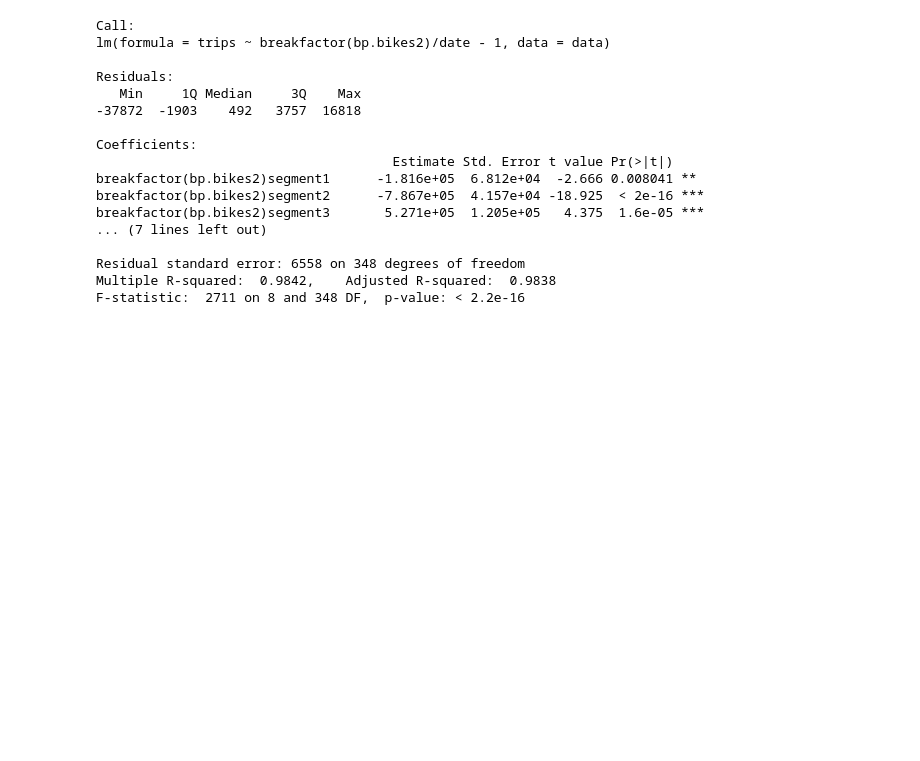
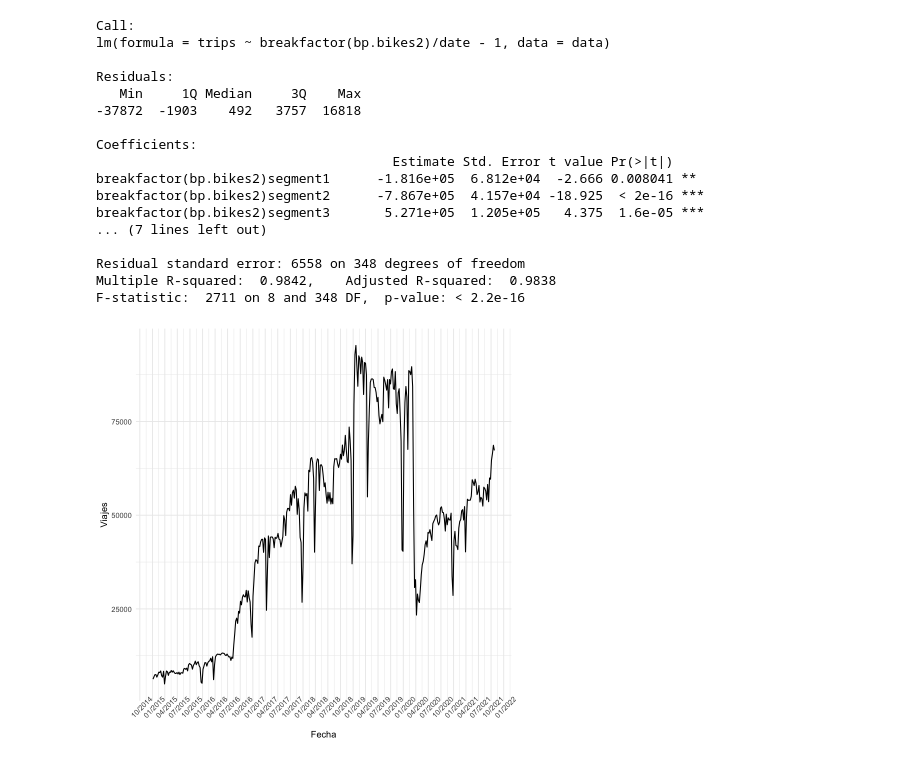
Before and after one commit to jaime-aguayo/proyecto_datos, a Jupyter notebook: structChange.ipynb, the cells around one changed output. Saved outputs shown, nothing was run; the diff lists cells and outputs as text; code cells hidden in the pictures; blank space fills up the shorter version.

```diff
--- a/structChange.ipynb
+++ b/structChange.ipynb
@@ -225,0 +219,10 @@ F-statistic:  2711 on 8 and 348 DF,  p-value: < 2.2e-16
+# %%
+ggplot(data = data, aes(x = date, y = trips)) +
+    labs(x="Fecha", y="Viajes") +
+    geom_line(size=0.6) +
+    scale_x_date(labels = date_format("%m/%Y"), breaks = scales::pretty_breaks(n = 24)) +
+    theme_minimal() +
+    theme(axis.text.x = element_text(angle=45))
+ggsave("serie1.png", width = 16, height = 8, units = "cm")
+# %% [output]
+[figure, added]
```
Also changed, not shown: parts of 5 cells of this notebook, 3 other files.
